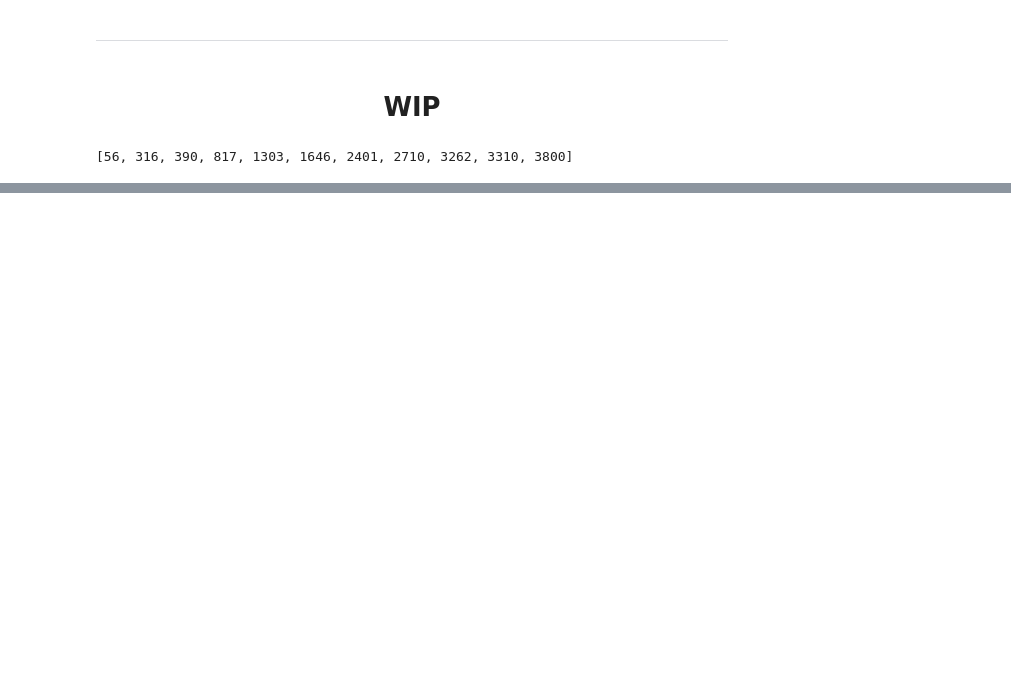
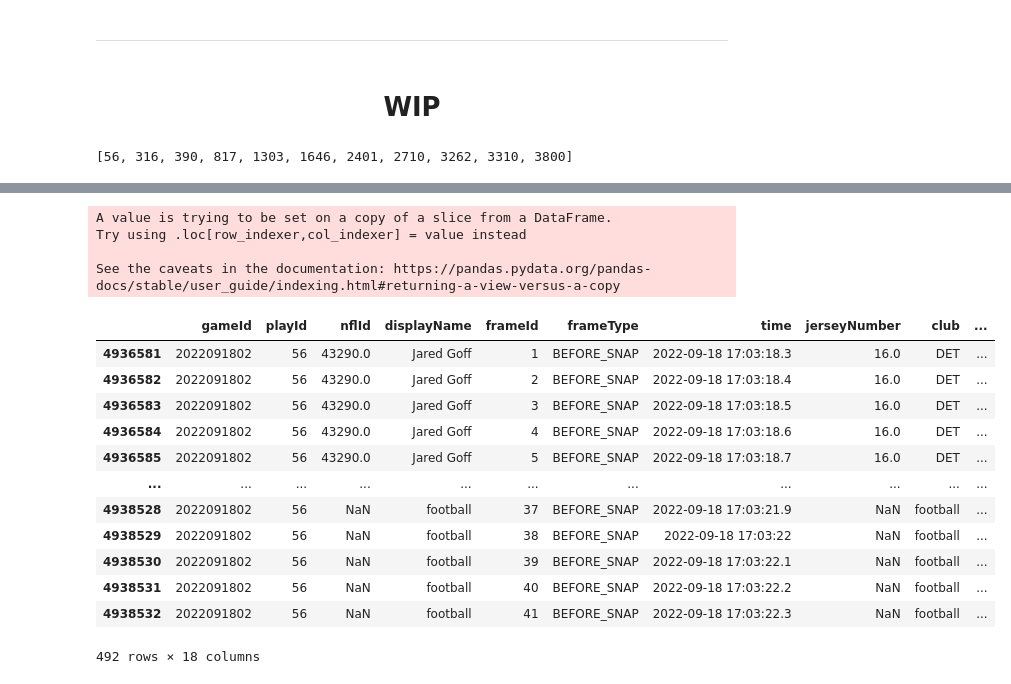
Before and after one commit to APoodle/NFL-Big-Data-Bowl-2025, a Jupyter notebook: nfl-big-data-bowl-2025.ipynb, the cells around one changed output, grey strips where cells are left out. Saved outputs shown, nothing was run; the diff lists cells and outputs as text; code cells hidden in the pictures; blank space fills up the shorter version.

```diff
--- a/nfl-big-data-bowl-2025.ipynb
+++ b/nfl-big-data-bowl-2025.ipynb
@@ -249,0 +330,21 @@ amon_ra_plays
+# %%
+current_df['y'] = current_df['y'].apply(lambda y: y - value_y)
+current_df
+# %% [output]
+A value is trying to be set on a copy of a slice from a DataFrame.
+Try using .loc[row_indexer,col_indexer] = value instead
+
+See the caveats in the documentation: https://pandas.pydata.org/pandas-docs/stable/user_guide/indexing.html#returning-a-view-versus-a-copy
+|  | gameId | playId | nflId | displayName | frameId | frameType | time | jerseyNumber | club | ... |
+| 4936581 | 2022091802 | 56 | 43290.0 | Jared Goff | 1 | BEFORE_SNAP | 2022-09-18 17:03:18.3 | 16.0 | DET | ... |
+| 4936582 | 2022091802 | 56 | 43290.0 | Jared Goff | 2 | BEFORE_SNAP | 2022-09-18 17:03:18.4 | 16.0 | DET | ... |
+| 4936583 | 2022091802 | 56 | 43290.0 | Jared Goff | 3 | BEFORE_SNAP | 2022-09-18 17:03:18.5 | 16.0 | DET | ... |
+| 4936584 | 2022091802 | 56 | 43290.0 | Jared Goff | 4 | BEFORE_SNAP | 2022-09-18 17:03:18.6 | 16.0 | DET | ... |
+| 4936585 | 2022091802 | 56 | 43290.0 | Jared Goff | 5 | BEFORE_SNAP | 2022-09-18 17:03:18.7 | 16.0 | DET | ... |
+| ... | ... | ... | ... | ... | ... | ... | ... | ... | ... | ... |
+| 4938528 | 2022091802 | 56 | NaN | football | 37 | BEFORE_SNAP | 2022-09-18 17:03:21.9 | NaN | football | ... |
+| 4938529 | 2022091802 | 56 | NaN | football | 38 | BEFORE_SNAP | 2022-09-18 17:03:22 | NaN | football | ... |
+| 4938530 | 2022091802 | 56 | NaN | football | 39 | BEFORE_SNAP | 2022-09-18 17:03:22.1 | NaN | football | ... |
+| 4938531 | 2022091802 | 56 | NaN | football | 40 | BEFORE_SNAP | 2022-09-18 17:03:22.2 | NaN | football | ... |
+| 4938532 | 2022091802 | 56 | NaN | football | 41 | BEFORE_SNAP | 2022-09-18 17:03:22.3 | NaN | football | ... |
+492 rows × 18 columns
```
Also changed, not shown: parts of 8 cells of this notebook.
